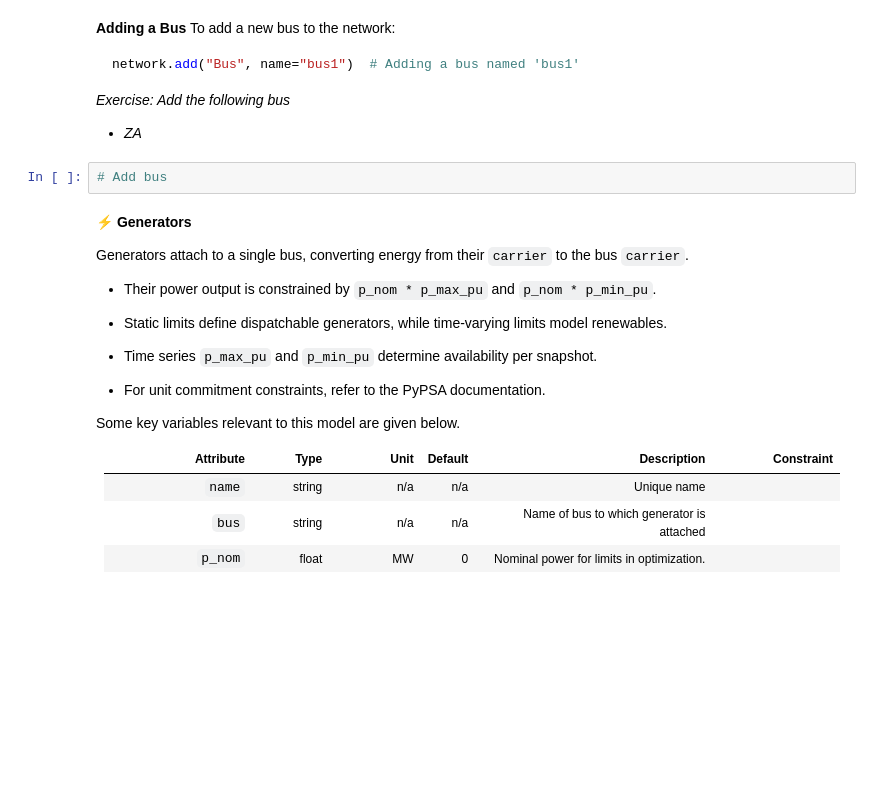
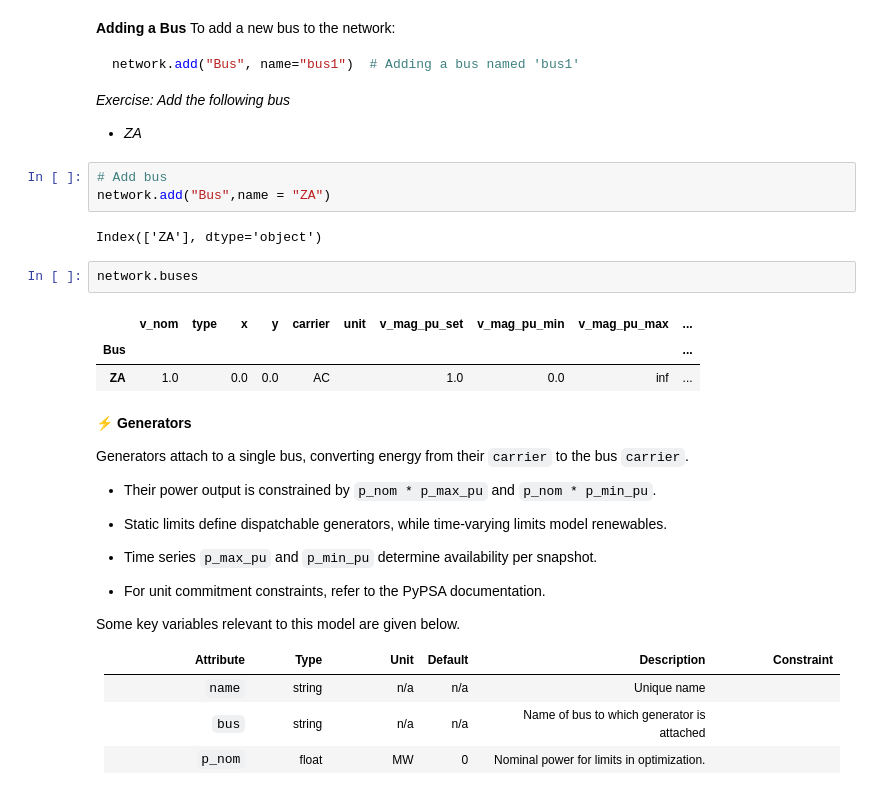
Before and after one commit to Sondlo/mec4131z, a Jupyter notebook: Lesson 4 Building a PyPSA Model.ipynb, the cells around one changed output. Cells and saved outputs as stored; diff of their text form; blank space fills up the shorter version.

```diff
--- a/Lesson 4 Building a PyPSA Model.ipynb
+++ b/Lesson 4 Building a PyPSA Model.ipynb
@@ -236,6 +285,15 @@ _Exercise: Add the following bus_
 * _ZA_
 # %%
 # Add bus
+network.add("Bus",name = "ZA")
+# %% [output]
+Index(['ZA'], dtype='object')
+# %%
+network.buses
+# %% [output]
+|  | v_nom | type | x | y | carrier | unit | v_mag_pu_set | v_mag_pu_min | v_mag_pu_max | ... |
+| Bus |  |  |  |  |  |  |  |  |  | ... |
+| ZA | 1.0 |  | 0.0 | 0.0 | AC |  | 1.0 | 0.0 | inf | ... |
 # %% [markdown]
 **⚡ Generators**
 
```
Also changed, not shown: parts of 29 cells of this notebook, 8 other files.
